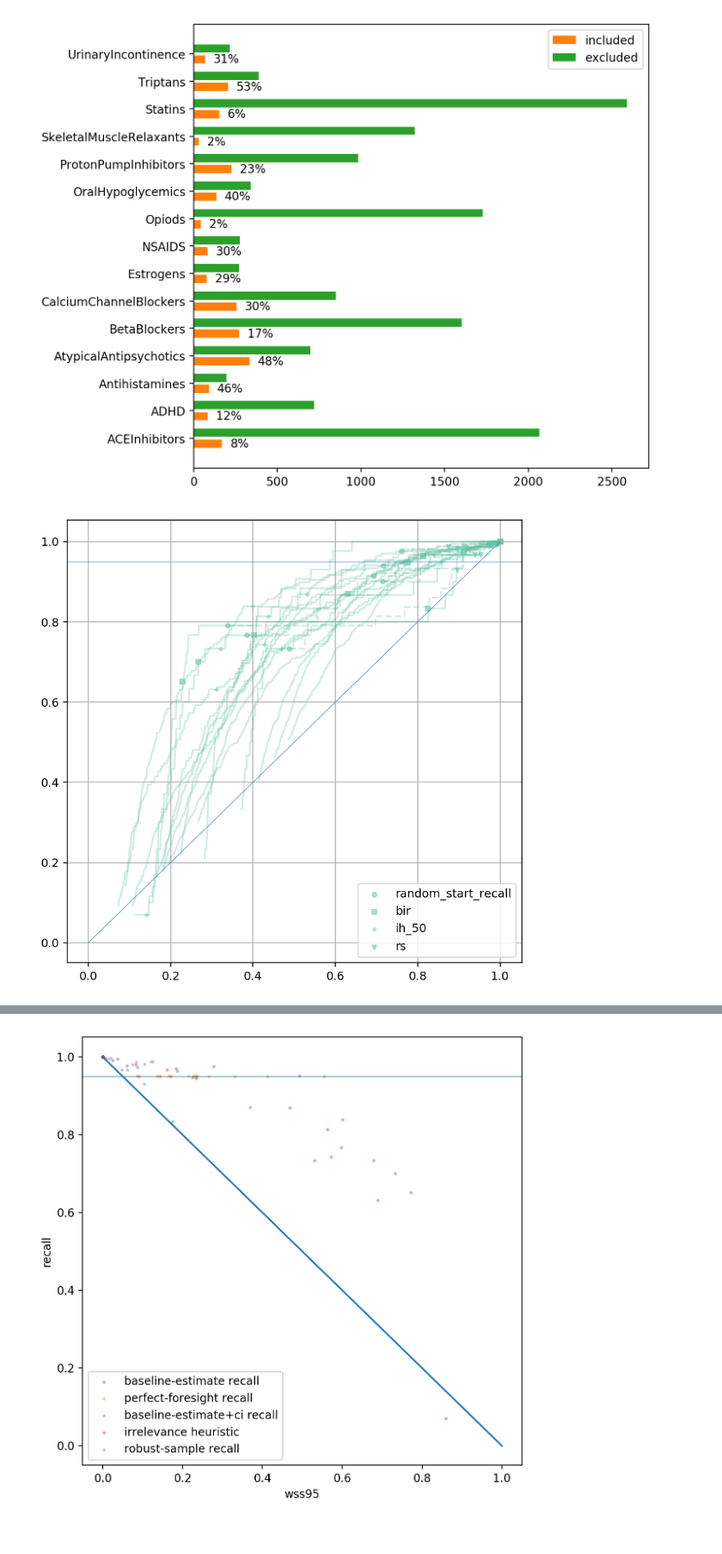
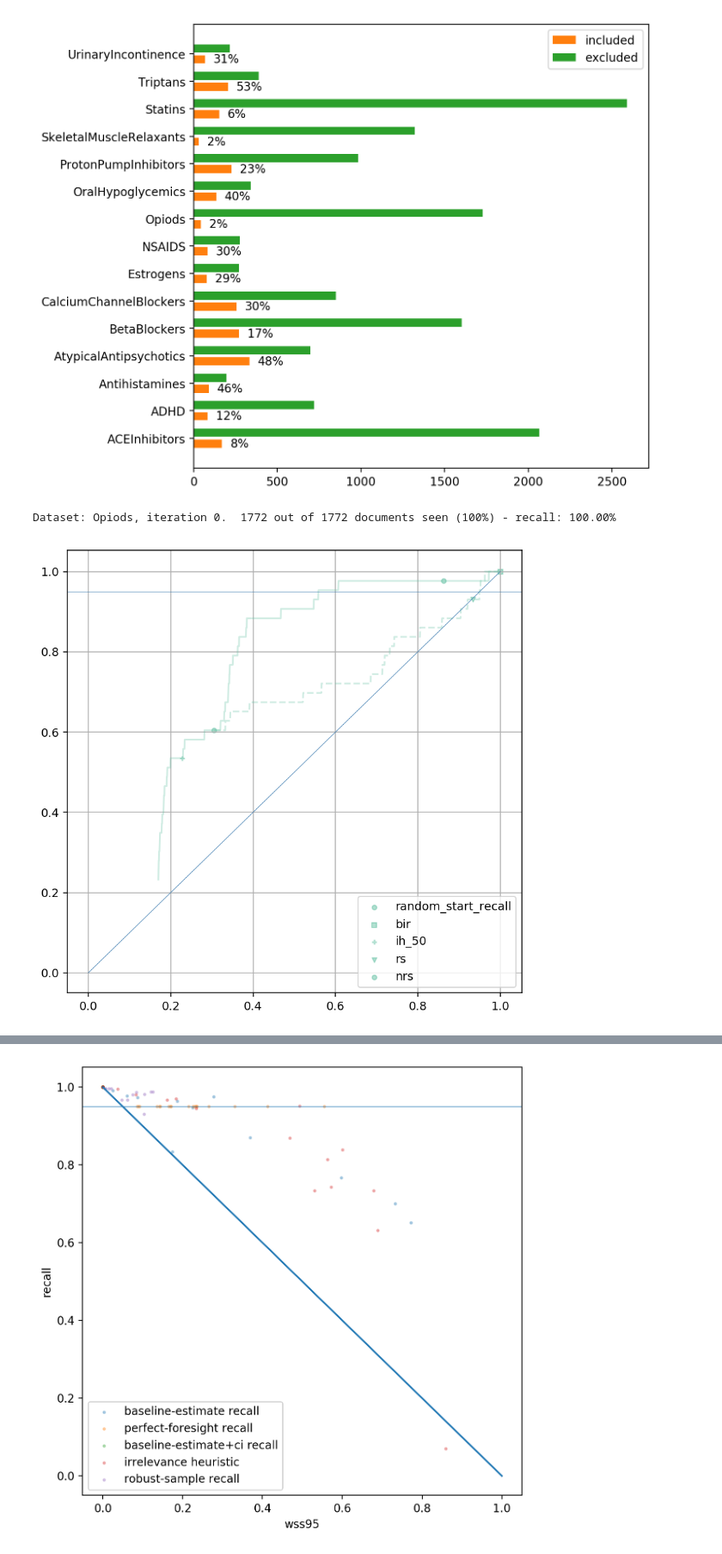
Before and after one commit to mcallaghan/rapid-screening, a Jupyter notebook: analysis/evaluation.ipynb, the cells around one changed output, grey strips where cells are left out. Shown: that part at 86% size. Saved outputs shown, nothing was run; the diff lists cells and outputs as text; code cells hidden in the pictures.

```diff
--- a/analysis/evaluation.ipynb
+++ b/analysis/evaluation.ipynb
@@ -98,7 +98,7 @@ plt.show()
 # %%
 importlib.reload(rr)
 
-recalculate = False
+recalculate = True
 if recalculate:
     models = [
         SVC(kernel='linear',class_weight='balanced',probability=True)
@@ -120,6 +120,7 @@ if recalculate:
             group,
             document_index,
         )
+        df['x'] = df['mesh']
         df = df.dropna().reset_index(drop=True)
         #if df.shape[0] > 1000:
             #continue
@@ -141,6 +142,8 @@ else:
         results_df[p] = results_df[p].apply(ast.literal_eval)
 
 #rs_results_df.head()
+# %% [output]
+Dataset: Opiods, iteration 0.  1772 out of 1772 documents seen (100%) - recall: 100.00%
 # %%
 #results_df[['bir','last_iteration_relevance','wss95_rs']]
 # %%
@@ -154,32 +157,32 @@ pdf = results_df[results_df['N'] > 1000]
 
 for i, p in pdf.iterrows():
 
     ax.plot(p['work_track'], p['recall_track'], c = colors[0], alpha=a)
     ax.plot(p['random_work_track'], p['random_recall_track'], c = colors[0], alpha=a, linestyle="--")
     #ax.plot(p['random_work_track'], p['estimated_recall_path'])
 
-s_crit = ["bir","ih_50","rs"]
+s_crit = ["bir","ih_50","rs","nrs"]
 
 import itertools
 marker = itertools.cycle((',', '+', 'v', 'o', '*'))
 
 ax.scatter(pdf['random_start_work'],pdf['random_start_recall'],c=colors[0],s=size,alpha=a+0.2)
 
 for s in s_crit:
     ax.scatter(
         1- pdf[f'wss95_{s}'],
         pdf[f'recall_{s}'],
         c = colors[0], marker = next(marker),
         label = s,
         s = size,
         alpha=a+0.2
     )
 
 ax.axhline(0.95, color="steelblue",lw=0.5)
 ax.plot([0,1],[0,1], color="steelblue", lw=0.5)
 ax.legend()
 ax.grid()
 
 plt.show()
 # %% [output]
-[figure, old version]
+[figure, new version]
```
Also changed, not shown: parts of 2 cells of this notebook, 1 other file.
